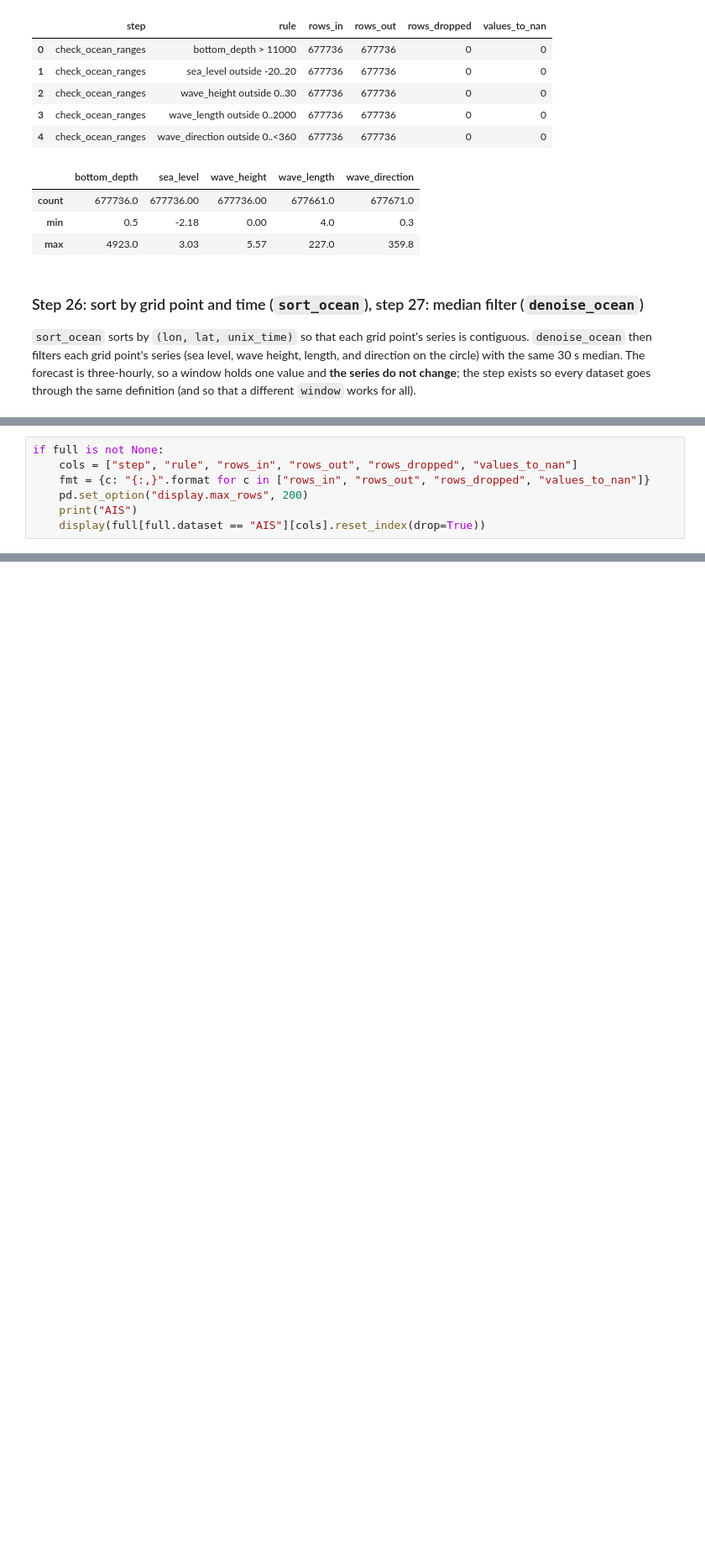
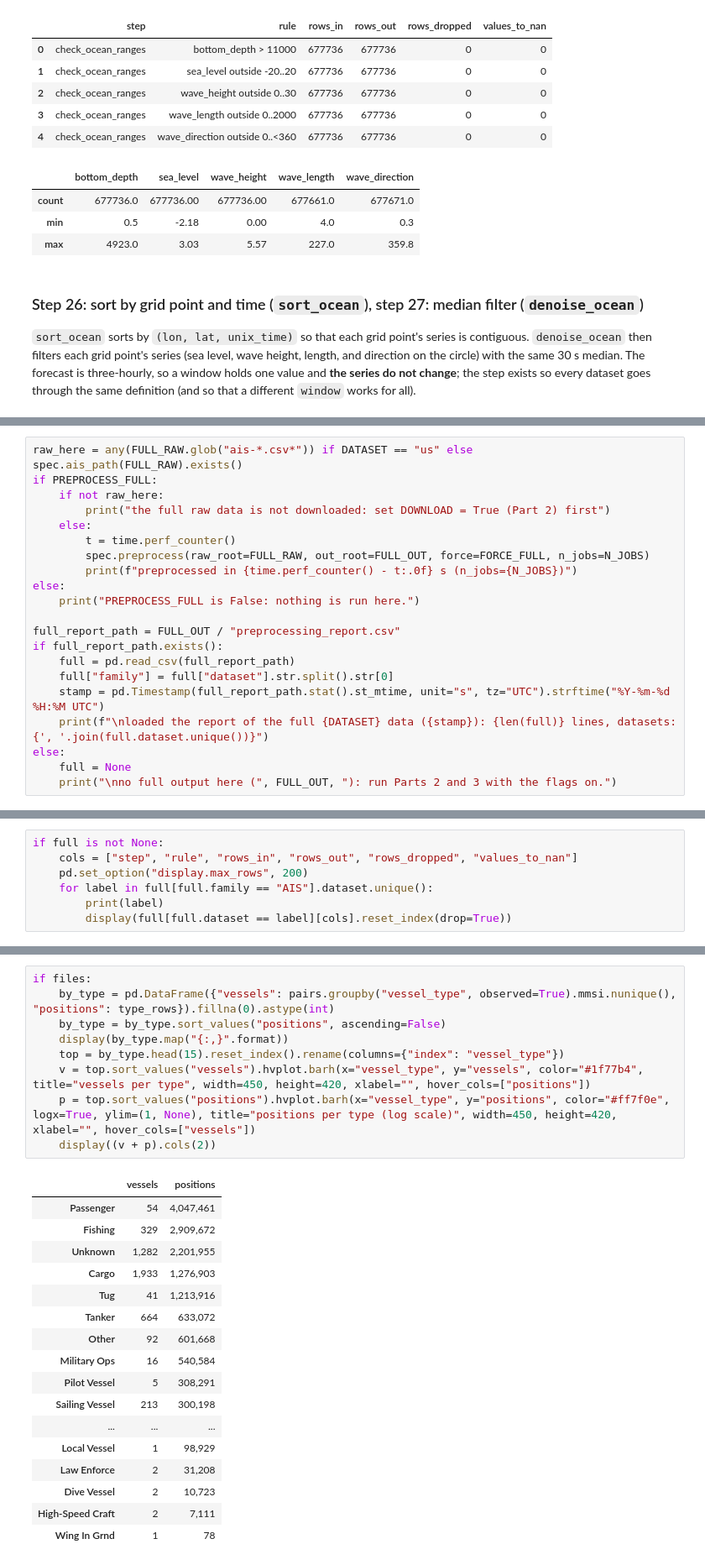
Before and after one commit to smehri/CATraj, a Jupyter notebook: notebooks/01_preprocessing.ipynb, the cells around one changed output, grey strips where cells are left out. Shown at 84% size. Drawn from its saved outputs; the diff is of its cells as text; blank space fills up the shorter version.

```diff
--- a/notebooks/01_preprocessing.ipynb
+++ b/notebooks/01_preprocessing.ipynb
@@ -1581,7 +1441,0 @@ sample, now on 19 million messages. It is a long table, so the cell shows the AI
-# %%
-if full is not None:
-    cols = ["step", "rule", "rows_in", "rows_out", "rows_dropped", "values_to_nan"]
-    fmt = {c: "{:,}".format for c in ["rows_in", "rows_out", "rows_dropped", "values_to_nan"]}
-    pd.set_option("display.max_rows", 200)
-    print("AIS")
-    display(full[full.dataset == "AIS"][cols].reset_index(drop=True))
@@ -1757,0 +1813,21 @@ AIS: 237,318 positions, 565 vessels, 2015-11-09 00:00:00 to 2015-11-10 23:59:59
+# %%
+raw_here = any(FULL_RAW.glob("ais-*.csv*")) if DATASET == "us" else spec.ais_path(FULL_RAW).exists()
+if PREPROCESS_FULL:
+    if not raw_here:
+        print("the full raw data is not downloaded: set DOWNLOAD = True (Part 2) first")
+    else:
+        t = time.perf_counter()
+        spec.preprocess(raw_root=FULL_RAW, out_root=FULL_OUT, force=FORCE_FULL, n_jobs=N_JOBS)
+        print(f"preprocessed in {time.perf_counter() - t:.0f} s (n_jobs={N_JOBS})")
+else:
+    print("PREPROCESS_FULL is False: nothing is run here.")
+
+full_report_path = FULL_OUT / "preprocessing_report.csv"
+if full_report_path.exists():
+    full = pd.read_csv(full_report_path)
+    full["family"] = full["dataset"].str.split().str[0]
+    stamp = pd.Timestamp(full_report_path.stat().st_mtime, unit="s", tz="UTC").strftime("%Y-%m-%d %H:%M UTC")
+    print(f"\nloaded the report of the full {DATASET} data ({stamp}): {len(full)} lines, datasets: {', '.join(full.dataset.unique())}")
+else:
+    full = None
+    print("\nno full output here (", FULL_OUT, "): run Parts 2 and 3 with the flags on.")
@@ -1757,0 +1843,7 @@ AIS: 237,318 positions, 565 vessels, 2015-11-09 00:00:00 to 2015-11-10 23:59:59
+# %%
+if full is not None:
+    cols = ["step", "rule", "rows_in", "rows_out", "rows_dropped", "values_to_nan"]
+    pd.set_option("display.max_rows", 200)
+    for label in full[full.family == "AIS"].dataset.unique():
+        print(label)
+        display(full[full.dataset == label][cols].reset_index(drop=True))
@@ -1757,0 +2011,27 @@ AIS: 237,318 positions, 565 vessels, 2015-11-09 00:00:00 to 2015-11-10 23:59:59
+# %%
+if files:
+    by_type = pd.DataFrame({"vessels": pairs.groupby("vessel_type", observed=True).mmsi.nunique(), "positions": type_rows}).fillna(0).astype(int)
+    by_type = by_type.sort_values("positions", ascending=False)
+    display(by_type.map("{:,}".format))
+    top = by_type.head(15).reset_index().rename(columns={"index": "vessel_type"})
+    v = top.sort_values("vessels").hvplot.barh(x="vessel_type", y="vessels", color="#1f77b4", title="vessels per type", width=450, height=420, xlabel="", hover_cols=["positions"])
+    p = top.sort_values("positions").hvplot.barh(x="vessel_type", y="positions", color="#ff7f0e", logx=True, ylim=(1, None), title="positions per type (log scale)", width=450, height=420, xlabel="", hover_cols=["vessels"])
+    display((v + p).cols(2))
+# %% [output]
+|  | vessels | positions |
+| Passenger | 54 | 4,047,461 |
+| Fishing | 329 | 2,909,672 |
+| Unknown | 1,282 | 2,201,955 |
+| Cargo | 1,933 | 1,276,903 |
+| Tug | 41 | 1,213,916 |
+| Tanker | 664 | 633,072 |
+| Other | 92 | 601,668 |
+| Military Ops | 16 | 540,584 |
+| Pilot Vessel | 5 | 308,291 |
+| Sailing Vessel | 213 | 300,198 |
+| ... | ... | ... |
+| Local Vessel | 1 | 98,929 |
+| Law Enforce | 2 | 31,208 |
+| Dive Vessel | 2 | 10,723 |
+| High-Speed Craft | 2 | 7,111 |
+| Wing In Grnd | 1 | 78 |
```
Also changed, not shown: parts of 132 cells of this notebook, 2 other files.
